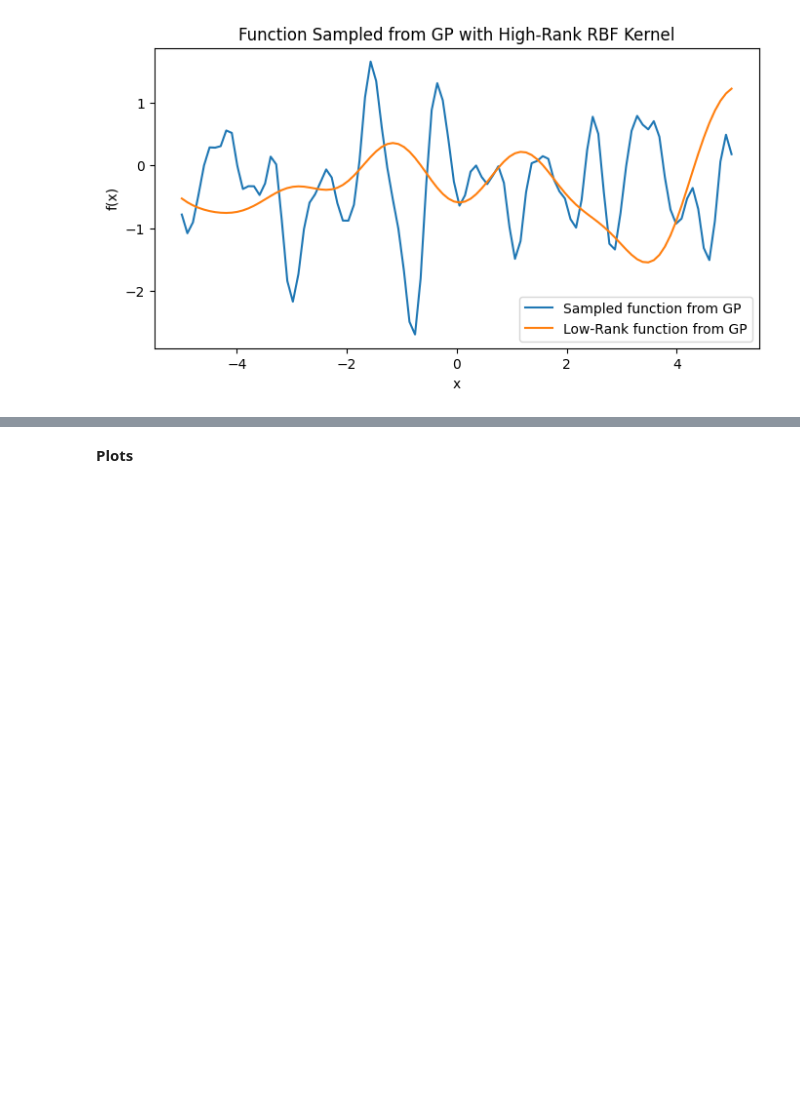
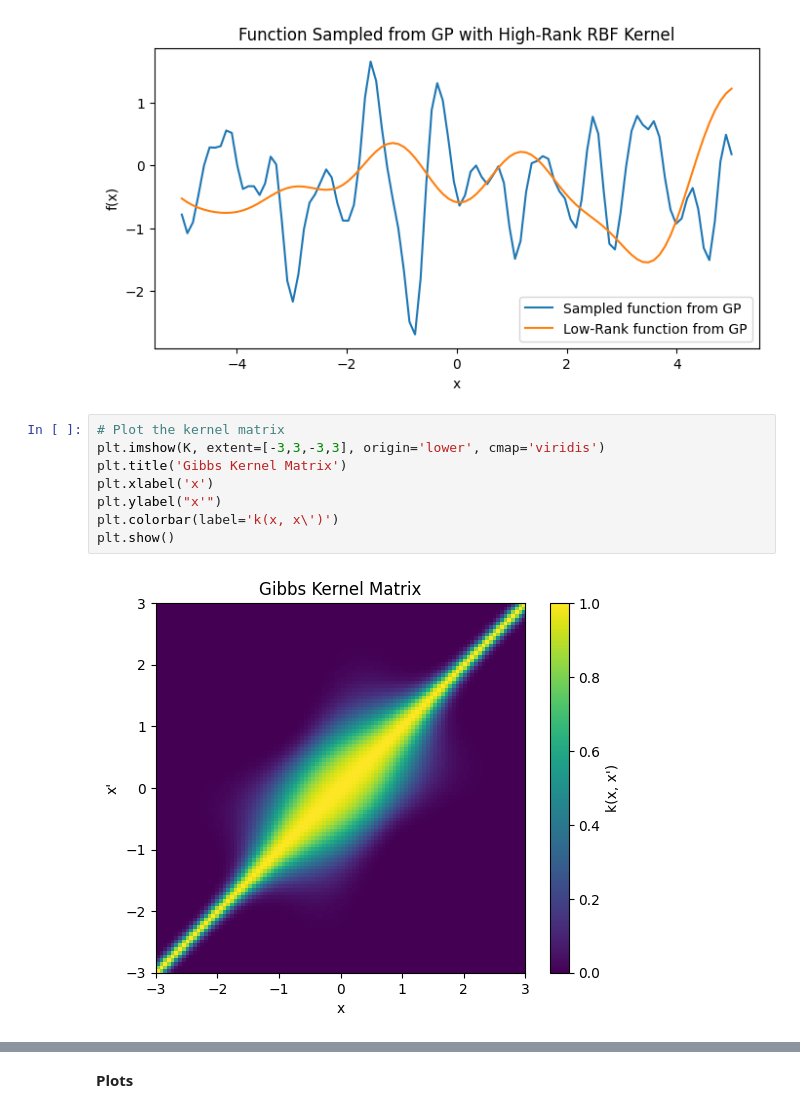
Before and after one commit to Quan-Zhou/MAB, a Jupyter notebook: RKHS.ipynb, the cells around one changed output, grey strips where cells are left out. Cells and saved outputs as stored; diff of their text form; blank space fills up the shorter version.

```diff
--- a/RKHS.ipynb
+++ b/RKHS.ipynb
@@ -33,3 +33,13 @@ plt.legend()
 plt.show()
 # %% [output]
 [figure]
+# %%
+# Plot the kernel matrix
+plt.imshow(K, extent=[-3,3,-3,3], origin='lower', cmap='viridis')
+plt.title('Gibbs Kernel Matrix')
+plt.xlabel('x')
+plt.ylabel("x'")
+plt.colorbar(label='k(x, x\')')
+plt.show()
+# %% [output]
+[figure, added]
```
Also changed, not shown: parts of 4 cells of this notebook, 1 other file.
